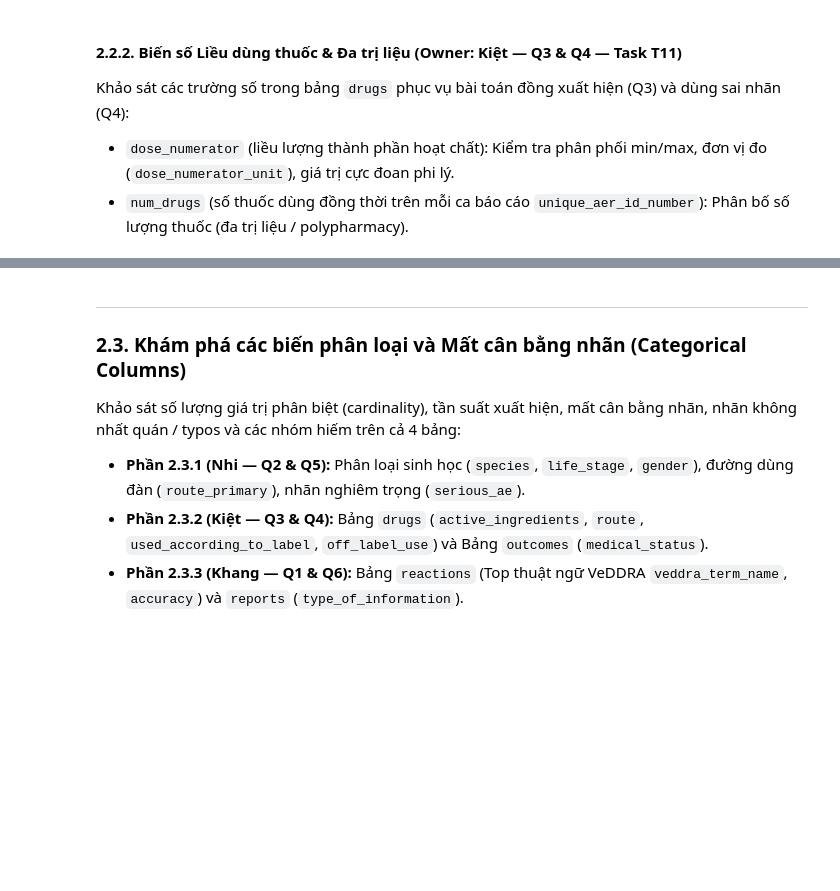
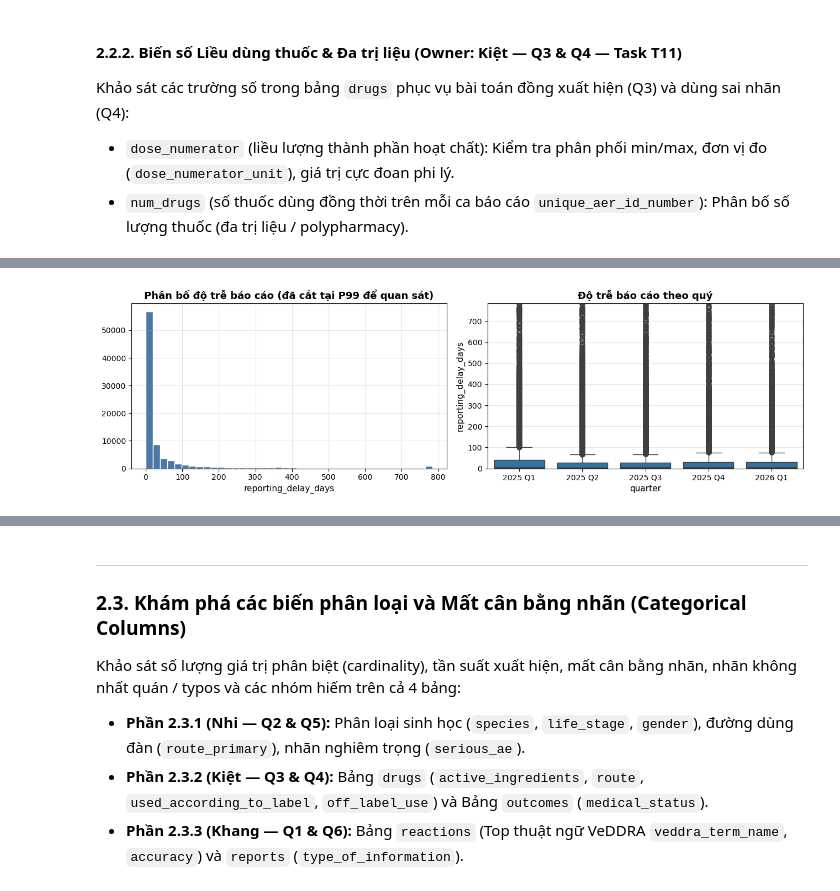
Before and after one commit to LeoTkiet/Prg4DS-G3, a Jupyter notebook: notebooks/01_collection_exploration.ipynb, the cells around one changed output, grey strips where cells are left out. Drawn from its saved outputs; the diff is of its cells as text; code cells hidden in the pictures; blank space fills up the shorter version.

```diff
--- a/notebooks/01_collection_exploration.ipynb
+++ b/notebooks/01_collection_exploration.ipynb
@@ -833,6 +835,82 @@ Khảo sát các biến số thời gian và độ trễ phục vụ phân tích
 # %%
 # ===== Task T09 (M1 — Khang): Khám phá biến số thời gian & độ trễ =====
-# TODO [Khang - M1]:
-# 1. Tính toán reporting_delay_days giữa original_receive_date và onset_date
-# 2. Thống kê mô tả (mean, median, IQR) độ trễ báo cáo theo từng quý 2025 Q1 — 2026 Q1
-# 3. Kiểm tra các giá trị bất thường (độ trễ âm, thời lượng điều trị duration_value phi lý)
+time_df = reports_animal
+
+quarter_order = ["2025q1", "2025q2", "2025q3", "2025q4", "2026q1"]
+quarter_label = {
+    "2025q1": "2025 Q1", "2025q2": "2025 Q2", "2025q3": "2025 Q3",
+    "2025q4": "2025 Q4", "2026q1": "2026 Q1",
+}
+
+# 1. Parse ngày openFDA (YYYYMMDD) & tính độ trễ báo cáo
+for c in ["original_receive_date", "onset_date"]:
+    time_df[c + "_dt"] = pd.to_datetime(time_df[c], format="%Y%m%d", errors="coerce")
+
+time_df["reporting_delay_days"] = (
+    time_df["original_receive_date_dt"] - time_df["onset_date_dt"]
+).dt.days
+time_df["receive_month"] = time_df["original_receive_date_dt"].dt.month
+
+quarter_start = {
+    q: f"{q[:4]}-{int(q[-1]) * 3 - 2:02d}-01" for q in quarter_order
+}
+q_start = pd.to_datetime(time_df["quarter"].map(quarter_start))
+time_df["receive_week_in_q"] = (
+    ((time_df["original_receive_date_dt"] - q_start).dt.days // 7 + 1)
+    .astype("Int64")
+)
+
+# 2. Thống kê mô tả độ trễ theo quý & toàn bộ
+def describe_delay(series):
+    s = series.dropna()
+    return pd.Series({
+        "So_ban_ghi": len(s),
+        "Trung_binh": s.mean(),
+        "Trung_vi": s.median(),
+        "Q1": s.quantile(0.25),
+        "Q3": s.quantile(0.75),
+        "Min": s.min(),
+        "Max": s.max(),
+    })
+
+delay_by_q = (
+    time_df.groupby("quarter")["reporting_delay_days"]
+    .apply(describe_delay)
+    .unstack()
+    .reindex(quarter_order)
+)
+delay_tbl = pd.concat([delay_by_q, describe_delay(time_df["reporting_delay_days"]).to_frame("Toan_bo").T])
+delay_tbl.index = [quarter_label.get(i, i) for i in delay_tbl.index]
+display(delay_tbl.round(1))
+
+# 3. Kiểm tra giá trị bất thường
+neg_mask = time_df["reporting_delay_days"].lt(0)
+long_mask = time_df["reporting_delay_days"].gt(3650)
+valid_delay = time_df["reporting_delay_days"].notna() & ~neg_mask & ~long_mask
+print(f"Độ trễ âm: {int(neg_mask.sum()):,} bản ghi | Độ trễ > 3.650 ngày: {int(long_mask.sum()):,} bản ghi")
+log_row_count_change(
+    "T09_delay_valid", len(time_df), int(valid_delay.sum()),
+    "Giữ bản ghi có độ trễ hợp lệ (không âm, không quá 10 năm)",
+)
+
+plot_s = time_df.loc[valid_delay, "reporting_delay_days"]
+cap = plot_s.quantile(0.99)
+fig, axes = plt.subplots(1, 2, figsize=(13, 4))
+axes[0].hist(plot_s.clip(upper=cap), bins=40, color="#4c78a8", edgecolor="white")
+axes[0].set_title("Phân bố độ trễ báo cáo (đã cắt tại P99 để quan sát)", fontweight="bold")
+axes[0].set_xlabel("reporting_delay_days")
+box_df = time_df.loc[valid_delay & time_df["quarter"].isin(quarter_order)]
+sns.boxplot(data=box_df, x="quarter", y="reporting_delay_days", order=quarter_order, ax=axes[1])
+axes[1].set_xticks(range(len(quarter_order)), [quarter_label[q] for q in quarter_order])
+axes[1].set_ylim(plot_s.min(), cap)
+axes[1].set_title("Độ trễ báo cáo theo quý", fontweight="bold")
+plt.tight_layout()
+plt.show()
+
+# 4. duration_value: khảo sát nhưng KHÔNG dùng làm feature ML (leakage)
+if "duration_value" in time_df.columns:
+    duration_num = pd.to_numeric(time_df["duration_value"], errors="coerce")
+    display(duration_num.describe().to_frame("duration_value").T.round(2))
+    print(f"Tỷ lệ khuyết duration_value: {duration_num.isna().mean() * 100:.2f}%")
+print("Lưu ý: duration_value chỉ ghi nhận sau khi sự kiện kết thúc → loại khỏi feature của mô hình Q6.")
+# %% [output]
@@ -838,0 +926 @@ Khảo sát các biến số thời gian và độ trễ phục vụ phân tích
+[figure, added]
```
Also changed, not shown: parts of 14 cells of this notebook, 1 other file.
